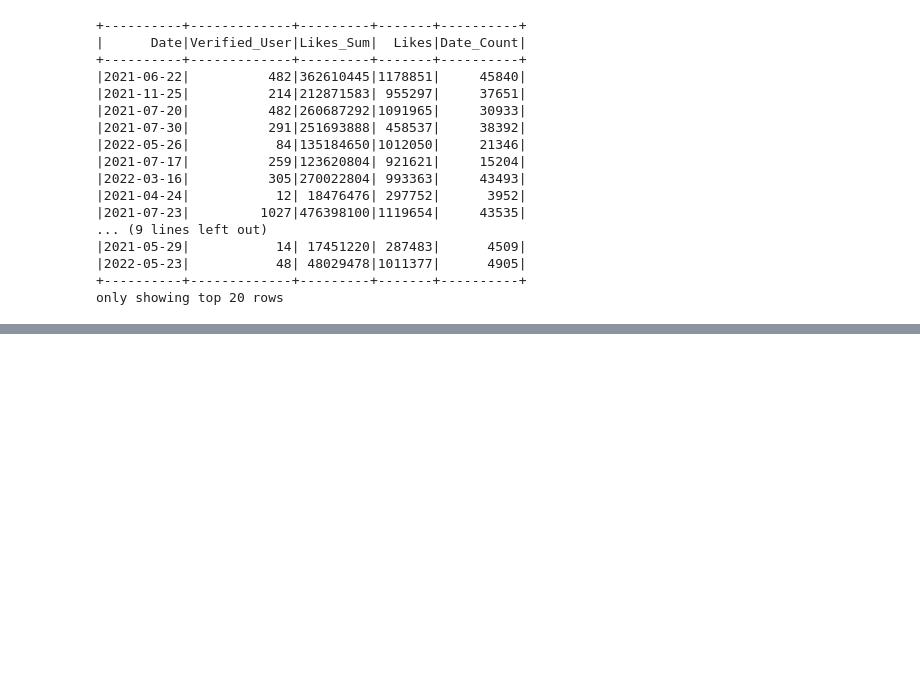
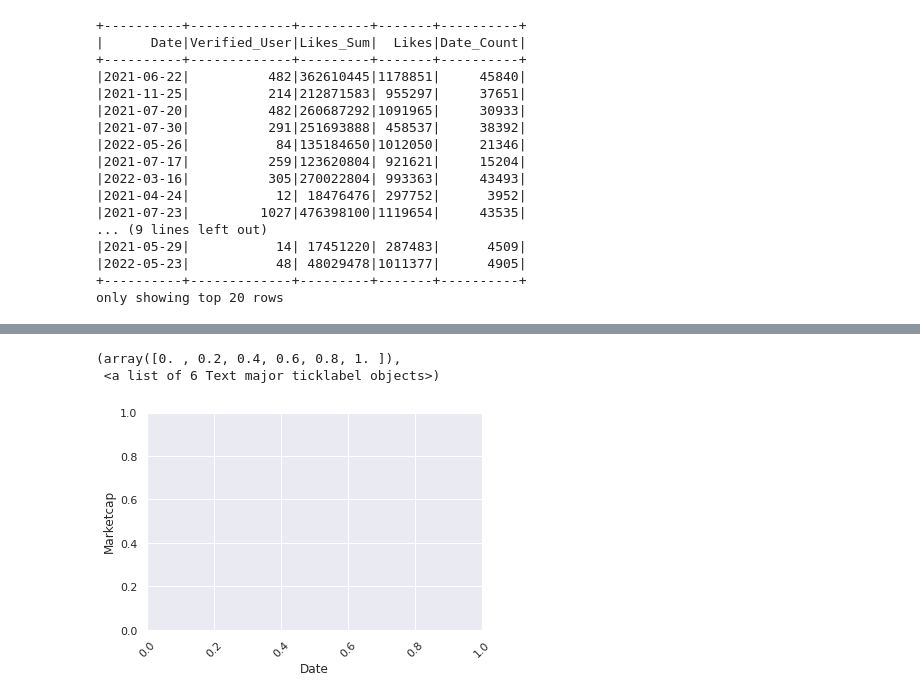
Before and after one commit to agarcia0991/Bitcoin-vs-Tweets-Effect-on-Market-Capitalization., a Jupyter notebook: Crypto.ipynb, the cells around one changed output, grey strips where cells are left out. Drawn from its saved outputs; the diff is of its cells as text; code cells hidden in the pictures; blank space fills up the shorter version.

```diff
--- a/Crypto.ipynb
+++ b/Crypto.ipynb
@@ -396,0 +440,12 @@ sb.pairplot(output, x_vars=["Date"], y_vars = ['High','Low','Open','Close'], hei
+# %%
+# format our visualization using Seaborn
+sns.set()
+# %%
+# label the y-axis and x-axis using Matplotlib
+plt.ylabel('Marketcap')
+plt.xlabel('Date')
+plt.xticks(rotation=45)
+# %% [output]
+(array([0. , 0.2, 0.4, 0.6, 0.8, 1. ]),
+ <a list of 6 Text major ticklabel objects>)
+[figure, added]
```
Also changed, not shown: parts of 56 cells of this notebook, 6 other files.
